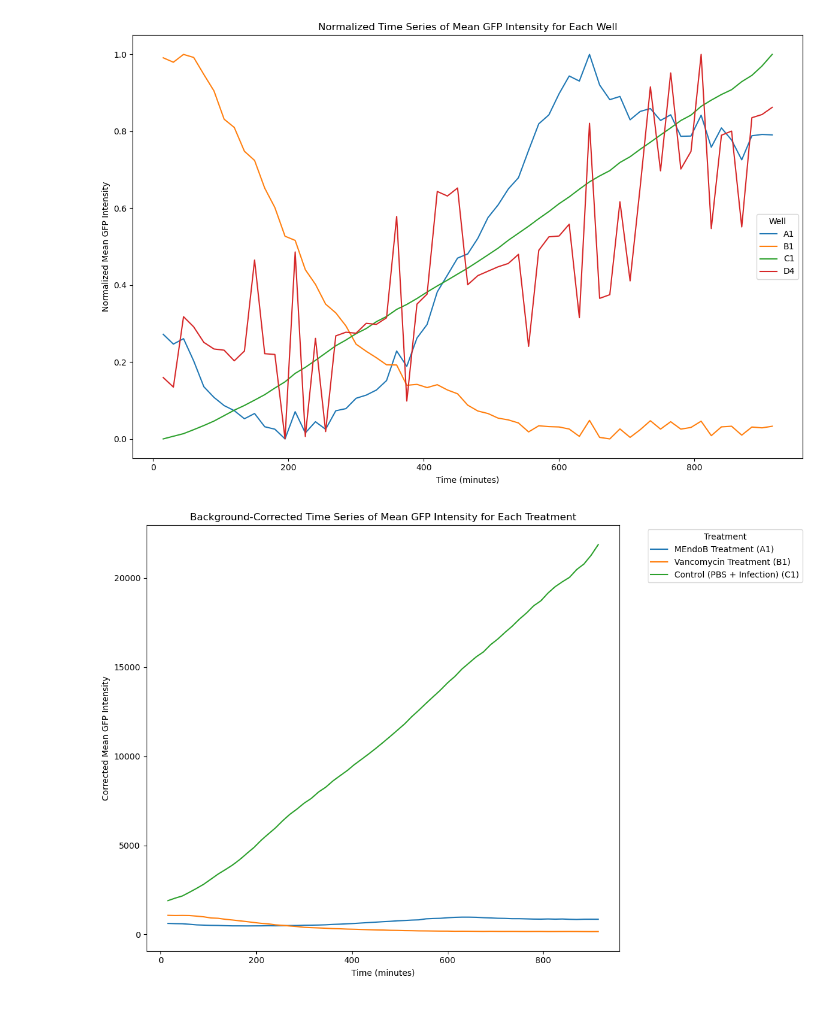
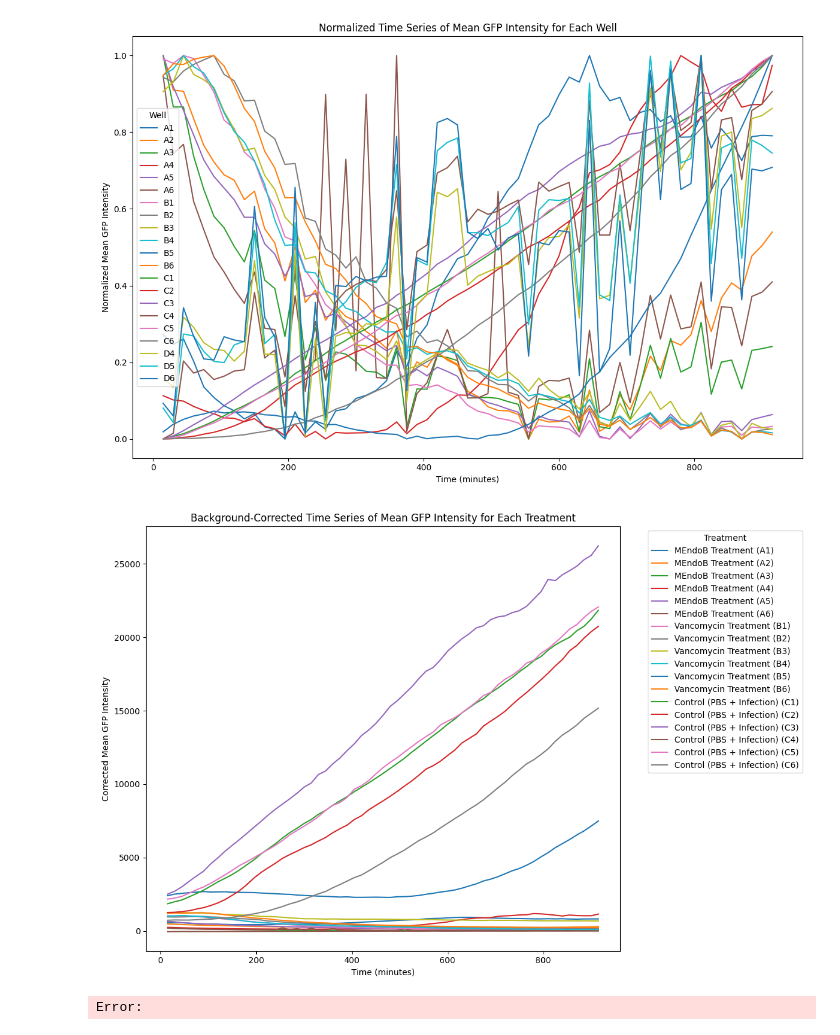
Before and after one commit to aeblik/MolecularIMaging, a Jupyter notebook: analysis.ipynb, the cells around one changed output. Saved outputs shown, nothing was run; the diff lists cells and outputs as text; code cells hidden in the pictures.

```diff
--- a/analysis.ipynb
+++ b/analysis.ipynb
@@ -4,7 +4,7 @@ import matplotlib.pyplot as plt
 import numpy as np
 # %%
 # Load the CSV file
-csv_path = 'gfp_intensity_results_batch1.csv'
+csv_path = 'gfp_intensity_results.csv'
 df = pd.read_csv(csv_path)
 # %%
 # Create a 'Time' column based on the order of images (15 minutes apart)
@@ -68,7 +68,7 @@ plt.legend(title="Well")
 plt.tight_layout()
 plt.show()
 # %% [output]
-[figure, old version]
+[figure, new version]
 # %%
 # Load the CSV file
 csv_path = 'gfp_intensity_results_batch1.csv'  # Replace with your actual file path
@@ -79,7 +79,7 @@ import matplotlib.pyplot as plt
 import numpy as np
 
 # Load the CSV file
-csv_path = 'gfp_intensity_results_batch1.csv'  # Replace with your actual file path
+csv_path = 'gfp_intensity_results.csv'  # Replace with your actual file path
 df = pd.read_csv(csv_path)
 
 # Extract well information and image number for each Identifier
@@ -109,31 +109,32 @@ df['Treatment'] = df['Well'].apply(map_treatment)
 
 # Calculate the mean GFP intensity of the blank wells (Well D) at each time point
 blank_values = df[df['Treatment'] == "Blank (No Infection)"].groupby('Time')['Mean_GFP_Intensity'].mean().rename("Blank_GFP_Intensity")
 
 # Merge the blank values back into the original dataframe based on Time
 df = df.merge(blank_values, on='Time')
 
 # Subtract the blank intensity from each well's GFP intensity (background correction)
 df['Corrected_Mean_GFP_Intensity'] = df['Mean_GFP_Intensity'] - df['Blank_GFP_Intensity']
 
 # Plot the corrected time series for each treatment group (excluding blanks)
 treatments = df['Treatment'].unique()
 plt.figure(figsize=(12, 8))
 
 for treatment in treatments:
     if treatment == "Blank (No Infection)":
         continue  # Skip the blank wells in the plot
     treatment_data = df[df['Treatment'] == treatment]
     for well in treatment_data['Well'].unique():
         well_data = treatment_data[treatment_data['Well'] == well]
         plt.plot(well_data['Time'], well_data['Corrected_Mean_GFP_Intensity'], label=f"{treatment} ({well})")
 
 # Customize the plot
 plt.xlabel('Time (minutes)')
 plt.ylabel('Corrected Mean GFP Intensity')
 plt.title('Background-Corrected Time Series of Mean GFP Intensity for Each Treatment')
 plt.legend(title="Treatment", bbox_to_anchor=(1.05, 1), loc='upper left')
 plt.tight_layout()
 plt.show()
 # %% [output]
-[figure, old version]
+[figure, new version]
+Error:
```
Also changed, not shown: parts of 1 cell of this notebook, 3 other files.
